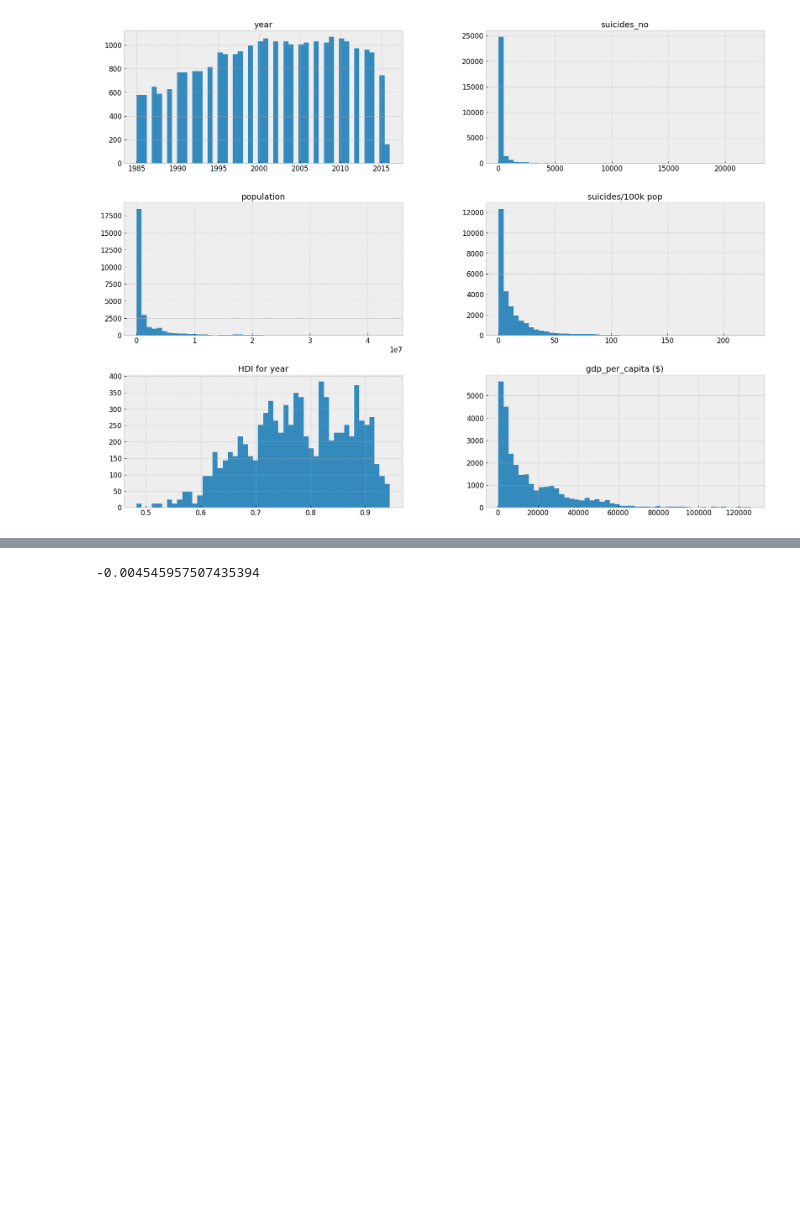
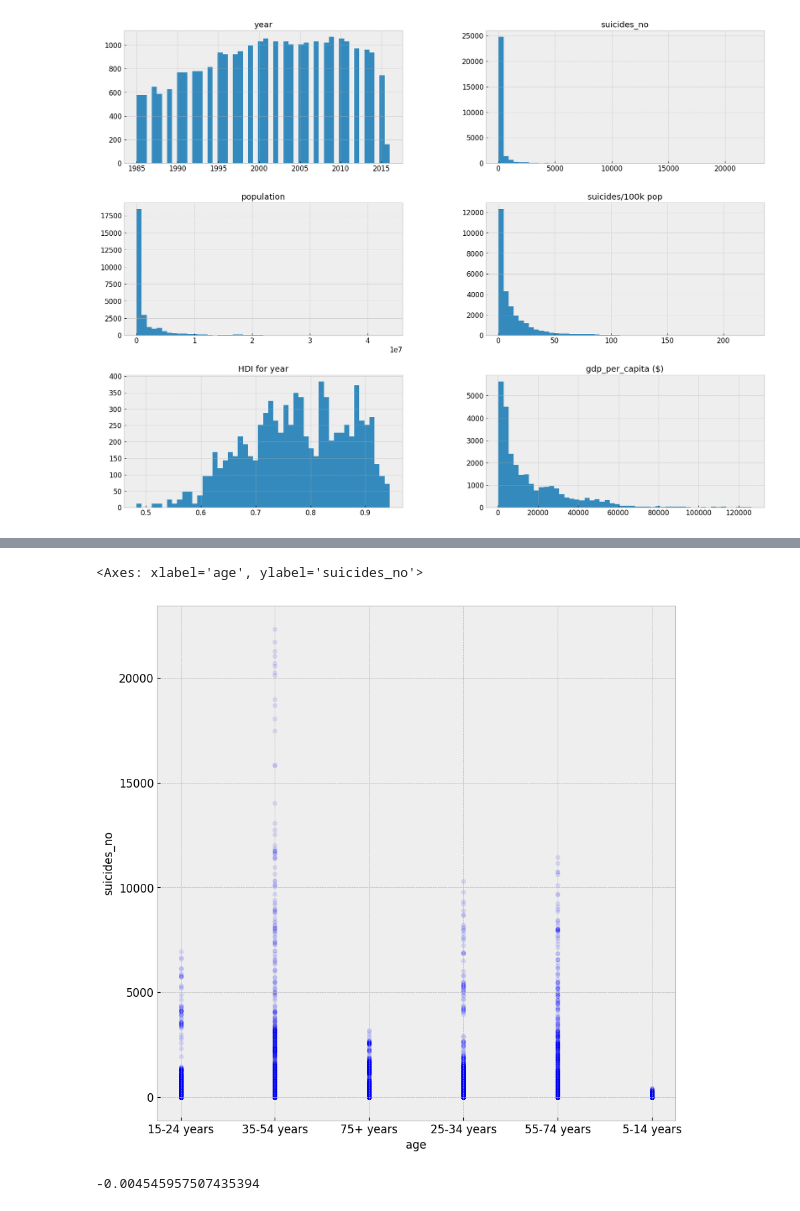
Before and after one commit to IT4063C-Fall23/final-project-zeddy180, a Jupyter notebook: source.ipynb, the cells around one changed output, grey strips where cells are left out. Drawn from its saved outputs; the diff is of its cells as text; code cells hidden in the pictures; blank space fills up the shorter version.

```diff
--- a/source.ipynb
+++ b/source.ipynb
@@ -221,3 +244,9 @@ plt.show
+# %%
+#Plotting a graph showing how the age groups relate to the number of reported suicide cases
+suicide_df.plot(kind='scatter', x='age', y='suicides_no', alpha=0.1, figsize=(10, 10))
+# %% [output]
+<Axes: xlabel='age', ylabel='suicides_no'>
+[figure, added]
 # %%
 #exploring if there exists a correlation between the different columns
 suicide_df.year.corr (suicide_df.suicides_no)
```
Also changed, not shown: parts of 17 cells of this notebook, 3 other files.
